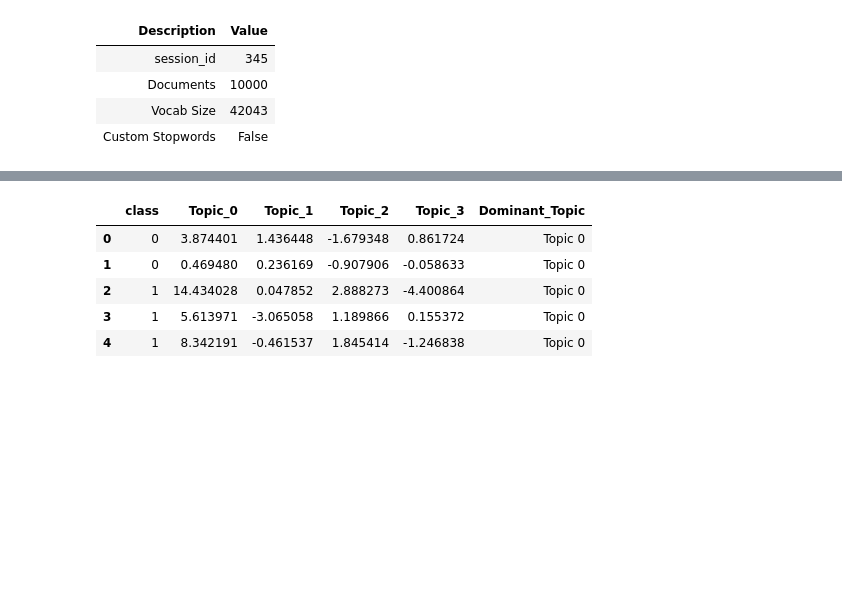
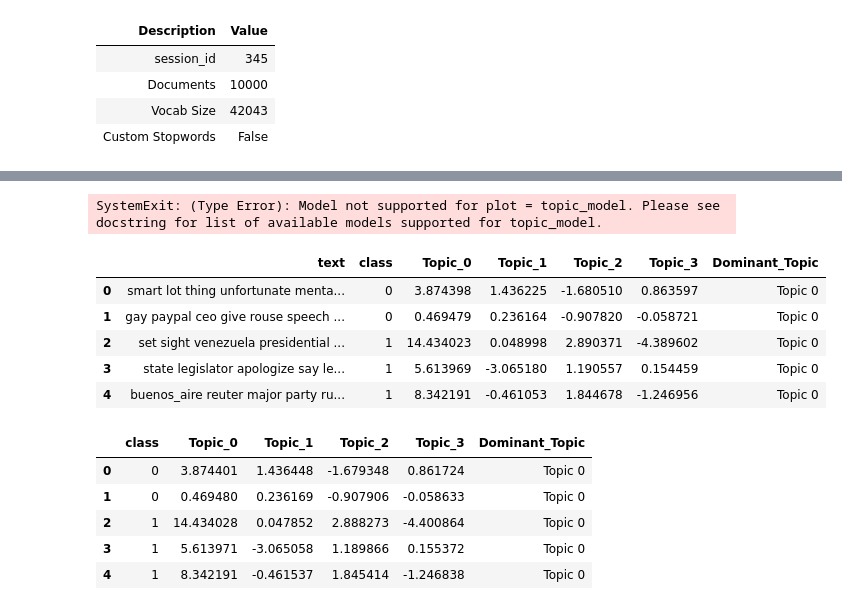
Before and after one commit to Wchris95/Fake_news_detction_ML, a Jupyter notebook: Fake new ML project.ipynb, the cells around one changed output, grey strips where cells are left out. Cells and saved outputs as stored; diff of their text form; code cells hidden in the pictures; blank space fills up the shorter version.

```diff
--- a/Fake new ML project.ipynb
+++ b/Fake new ML project.ipynb
@@ -372,6 +372,19 @@ plot_model(lsi, plot = 'pos')
+# %%
+plot_model(lsi, plot = 'topic_model')
+# %% [output]
+SystemExit: (Type Error): Model not supported for plot = topic_model. Please see docstring for list of available models supported for topic_model.
 # %%
 %time
 lsi_df = assign_model(lsi)
+# %%
+lsi_df.head()
+# %% [output]
+|  | text | class | Topic_0 | Topic_1 | Topic_2 | Topic_3 | Dominant_Topic |
+| 0 | smart lot thing unfortunate menta... | 0 | 3.874398 | 1.436225 | -1.680510 | 0.863597 | Topic 0 |
+| 1 | gay paypal ceo give rouse speech ... | 0 | 0.469479 | 0.236164 | -0.907820 | -0.058721 | Topic 0 |
+| 2 | set sight venezuela presidential ... | 1 | 14.434023 | 0.048998 | 2.890371 | -4.389602 | Topic 0 |
+| 3 | state legislator apologize say le... | 1 | 5.613969 | -3.065180 | 1.190557 | 0.154459 | Topic 0 |
+| 4 | buenos_aire reuter major party ru... | 1 | 8.342191 | -0.461053 | 1.844678 | -1.246956 | Topic 0 |
 # %%
 lsi_df.drop(['text','title','date'],axis = 1, inplace=True, errors='ignore')
 # %%
```
Also changed, not shown: parts of 12 cells of this notebook, 1 other file.
